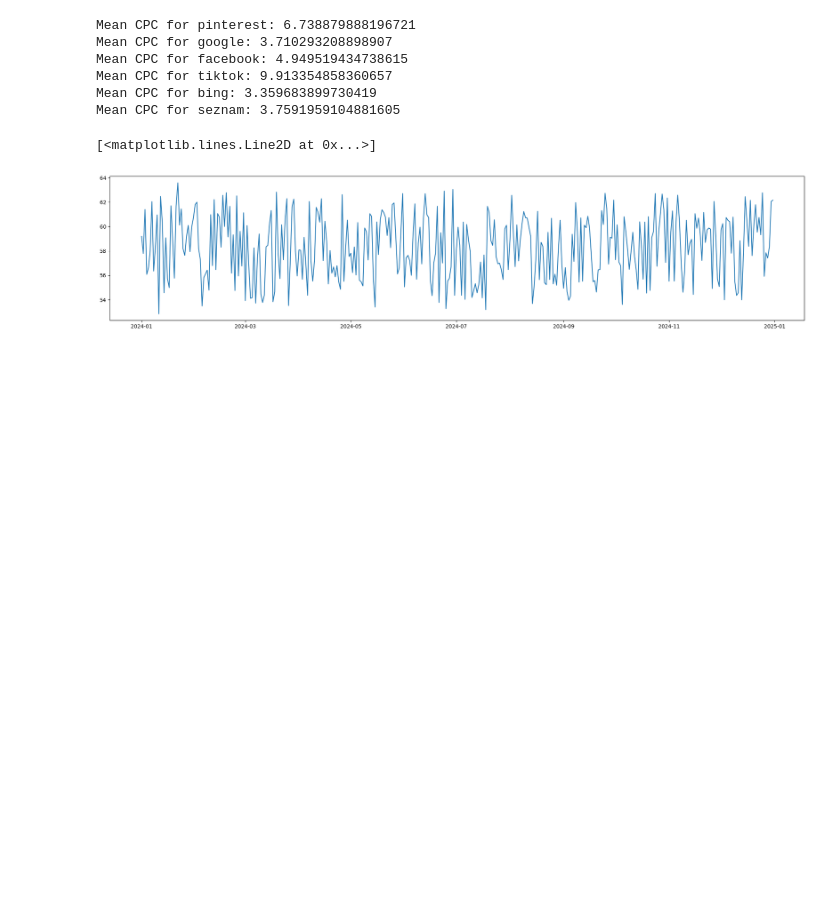
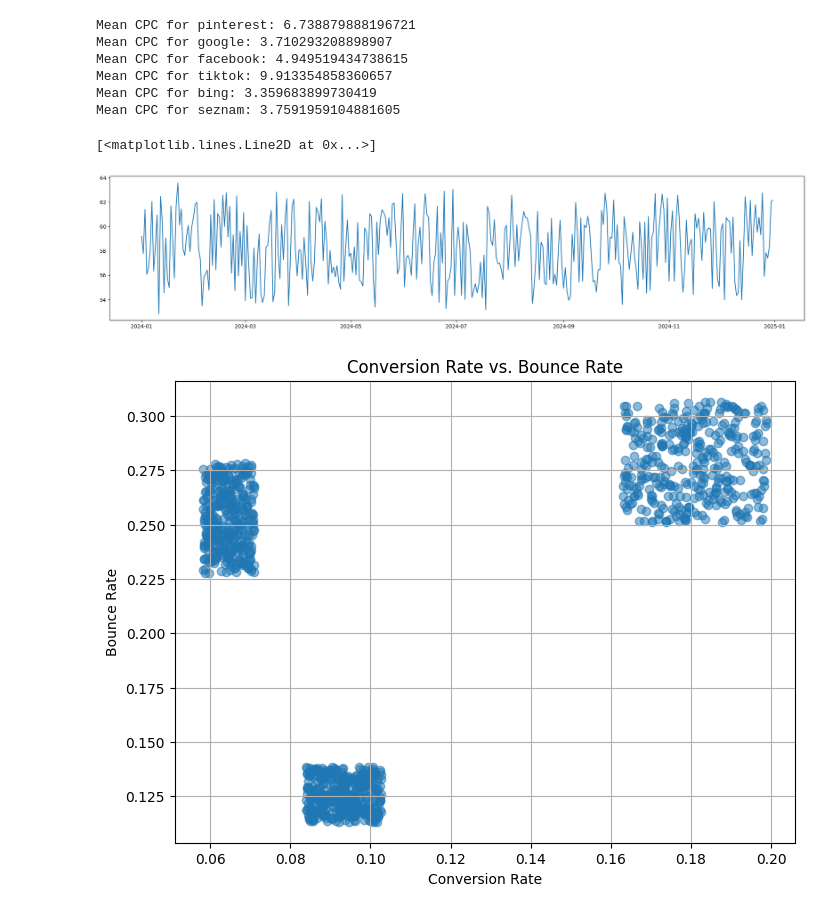
Before and after one commit to michaelahulman/M7DataSP, a Jupyter notebook: dummy_data.ipynb, the cells around one changed output. Saved outputs shown, nothing was run; the diff lists cells and outputs as text; code cells hidden in the pictures; blank space fills up the shorter version.

```diff
--- a/dummy_data.ipynb
+++ b/dummy_data.ipynb
@@ -89,3 +89,14 @@ ax.plot(daily_purchases['Date'], daily_purchases['Purchase'])
 # %% [output]
 [<matplotlib.lines.Line2D at 0x...>]
 [figure]
+# %%
+# Conversion rate vs Bounce rate
+plt.figure(figsize=(8, 6))  # Adjust figure size if needed
+plt.scatter(df['Conversion Rate'], df['Bounce Rate'], alpha=0.5)
+plt.title('Conversion Rate vs. Bounce Rate')
+plt.xlabel('Conversion Rate')
+plt.ylabel('Bounce Rate')
+plt.grid(True)
+plt.show()
+# %% [output]
+[figure, added]
```
